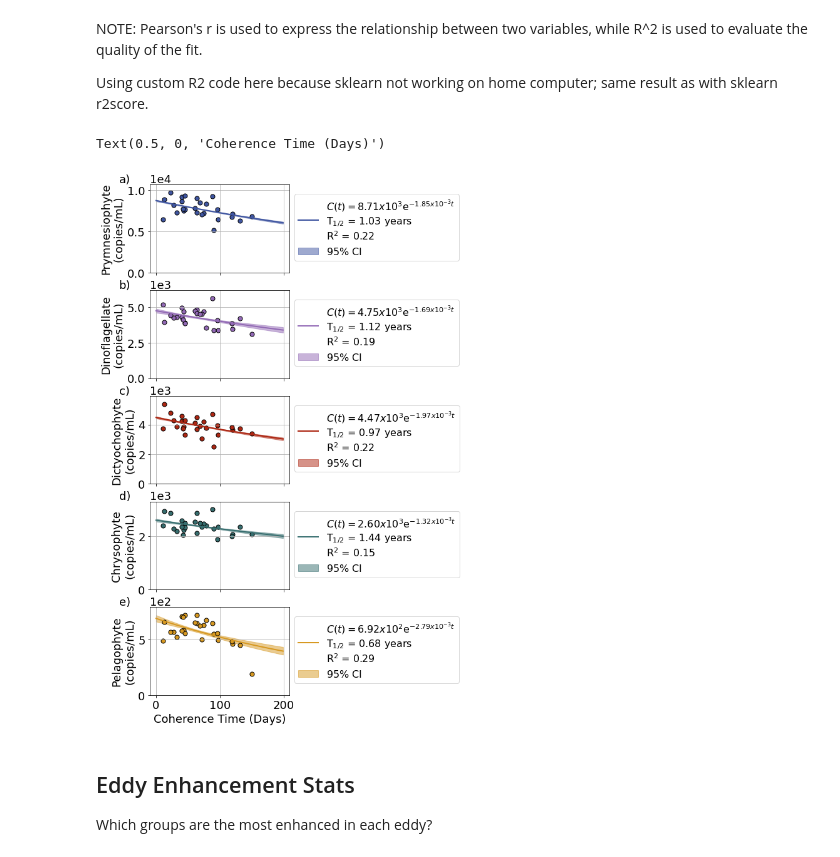
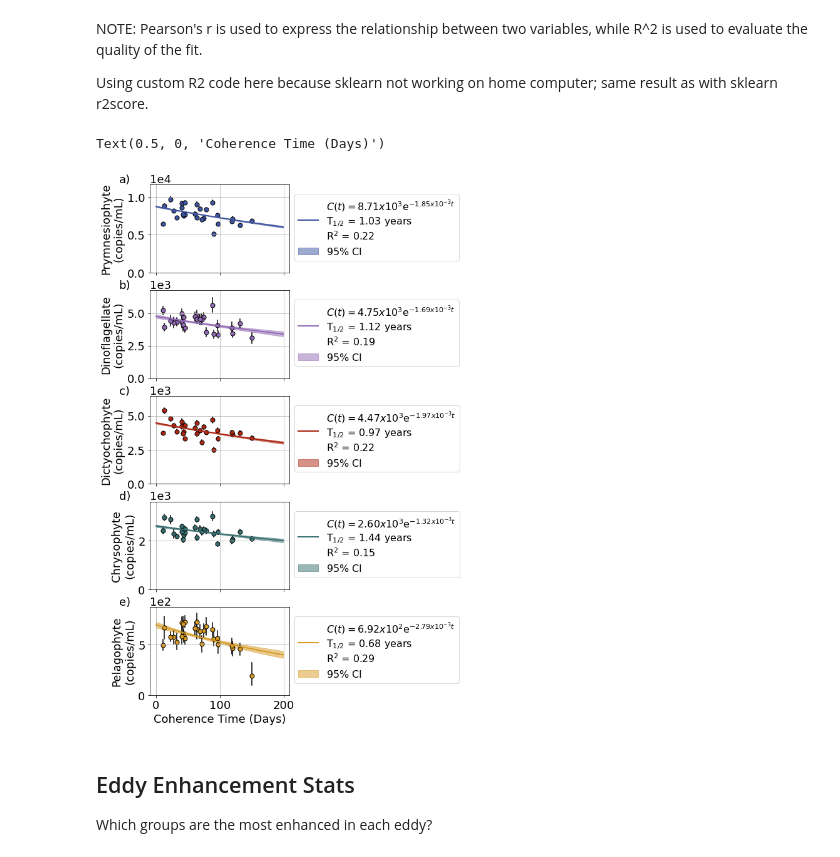
Before and after one commit to lexi-jones/G4_phyto_advection, a Jupyter notebook: phytoplankton_pipeline/dispersal_vs_eco_metrics_v10.ipynb, the cells around one changed output. Drawn from its saved outputs; the diff is of its cells as text; code cells hidden in the pictures.

```diff
--- a/phytoplankton_pipeline/dispersal_vs_eco_metrics_v10.ipynb
+++ b/phytoplankton_pipeline/dispersal_vs_eco_metrics_v10.ipynb
@@ -481,6 +497,16 @@ ax[1].fill_between(bg_x_vals,bg_fit_lower,bg_fit_upper,color='lightgray',label='
 
 ########################## SCATTER PLOTS #########################
 
+# 95% sample confidence intervals
+eddy_x_vals, eddy_lower_CI, eddy_upper_CI = bootstrap_sample_CI(euk_group_boot_sum,eddy_inds)
+for i in eddy_x_vals.index:
+    ax[0].plot([eddy_x_vals[i],eddy_x_vals[i]],[eddy_lower_CI[i],eddy_upper_CI[i]],c='k',zorder=0)
+
+bg_x_vals, bg_lower_CI, bg_upper_CI = bootstrap_sample_CI(euk_group_boot_sum,bg_inds)
+for i in bg_x_vals.index:
+    ax[1].plot([bg_x_vals[i],bg_x_vals[i]],[bg_lower_CI[i],bg_upper_CI[i]],c='k',zorder=0)
+
+# Overlay scatter points
 sub_plot_param_v_coherence(ax[0],div_merged_df.Eukaryotes,div_merged_df.CMEMS_avg_coh,colorbar='lat',
                             include_cyc=True,include_anti=True,include_bg=False)
 sc = sub_plot_param_v_coherence(ax[1],div_merged_df.Eukaryotes,div_merged_df.CMEMS_avg_coh,labels=False,colorbar='lat',
@@ -534,5 +560,5 @@ legend.legendPatch.set_edgecolor("k")
 ############################################################
 
 plt.tight_layout()
-#plt.savefig(euk_paper_dir + 'figs/prelim/coh_vs_abundance_15km_edge_euk_only_v4.pdf',dpi=350, bbox_inches='tight', format='pdf')
+#plt.savefig(euk_paper_dir + 'figs/prelim/coh_vs_abundance_15km_edge_euk_only_v5.pdf',dpi=350, bbox_inches='tight', format='pdf')
 # %% [output]
@@ -826,6 +887,17 @@ for col in ['Diatom', 'Chlorophyte','Prasinodermophyte', 'Cryptophyte','Unknown
                              color=euk_color_dict[col][0],alpha=0.2,label='$95\%$ CI')
 
     ########################## SCATTER PLOTS #########################
+
+    # 95% sample confidence intervals
+    eddy_x_vals, eddy_lower_CI, eddy_upper_CI = bootstrap_sample_CI(group_boot_sum,eddy_inds)
+    for i in eddy_x_vals.index:
+        ax[count,0].plot([eddy_x_vals[i],eddy_x_vals[i]],
+                         [eddy_lower_CI[i]/(10**pwr),eddy_upper_CI[i]/(10**pwr)],c='k',zorder=0)
+
+    bg_x_vals, bg_lower_CI, bg_upper_CI = bootstrap_sample_CI(group_boot_sum,bg_inds)
+    for i in bg_x_vals.index:
+        ax[count,1].plot([bg_x_vals[i],bg_x_vals[i]],
+                         [bg_lower_CI[i]/(10**pwr),bg_upper_CI[i]/(10**pwr)],c='k',zorder=0)
 
     #### IN EDDY ####
     eddy_y = np.divide(div_merged_df[col][eddy_inds],10**pwr)
@@ -868,8 +940,8 @@ for col in ['Diatom', 'Chlorophyte','Prasinodermophyte', 'Cryptophyte','Unknown
     ax[count,0].set_ylabel('$\sum$ASV STA\n($10^%s$ copies/mL)'%(pwr))
 
     # Ylims
-    ymin = np.min(list(eddy_y)+list(bg_y))-(np.abs(np.min(list(eddy_y)+list(bg_y)))/10)
-    ymax = np.max(list(eddy_y)+list(bg_y))+(np.max(list(eddy_y)+list(bg_y))/10)
+    ymin = np.min(list(eddy_y)+list(bg_y))-(np.abs(np.min(list(eddy_y)+list(bg_y)))/2)
+    ymax = np.max(list(eddy_y)+list(bg_y))+(np.max(list(eddy_y)+list(bg_y))/2)
     ax[count,0].set_ylim([ymin,ymax])
     ax[count,1].set_ylim([ymin,ymax])
     ax[count,1].set_yticklabels([])
@@ -890,6 +962,6 @@ ax[4,1].set_xlabel('Coherence Time\n(Days)')
 
 ax[0,0].text(-0.55, 1.12, 'b)',transform=ax[0,0].transAxes,va='top',ha='left')
 
-#plt.savefig(euk_paper_dir + '/figs/supp/prelim/minor_euk_group_STA_vs_coh_v4.pdf',dpi=350,bbox_inches='tight',format='pdf')
+#plt.savefig(euk_paper_dir + '/figs/supp/prelim/minor_euk_group_STA_vs_coh_v5.pdf',dpi=350,bbox_inches='tight',format='pdf')
 # %% [output]
 Text(-0.55, 1.12, 'b)')
@@ -1083,10 +1155,16 @@ for col in ['Prymnesiophyte', 'Dinoflagellate', 'Dictyochophyte', 'Chrysophyte',
     y = group_avg_abundance + np.array(div_merged_df[col][bg_inds]) # mean abundance + STA
     ax[count].scatter(x,y,c=euk_color_dict[col][0],s=50,edgecolor='k')
 
+    # Scatter CI
+    group_boot_sum = pd.read_csv(highcov_dir + 'bootstrapped_STAs/%s_bootstrapped_STA_sums.csv'%(col))
+    bg_x_vals, bg_lower_CI, bg_upper_CI = bootstrap_sample_CI(group_boot_sum,bg_inds)
 
-    ######## CI #########
-    group_boot_sum = pd.read_csv(highcov_dir + 'bootstrapped_STAs/%s_bootstrapped_STA_sums.csv'%(col))
+    for i in bg_x_vals.index:
+        ax[count].plot([bg_x_vals[i],bg_x_vals[i]],
+                       [bg_lower_CI[i]+group_avg_abundance,bg_upper_CI[i]+group_avg_abundance],c='k',zorder=0)
 
+
+    ######## Model Fit CI #########
     boot_fits, boot_half_lives, boot_R2s = bootstrap_exp_regression(group_boot_sum,
                                                                     group_avg_abundance,
                                                                     bg_inds)
@@ -1110,36 +1188,36 @@ for col in ['Prymnesiophyte', 'Dinoflagellate', 'Dictyochophyte', 'Chrysophyte',
     ax[count].plot(x_extended,exponential_decay(x_extended, N0_fit, tau_fit),
                      c=euk_color_dict[col][0],linewidth=2,
                      label="$C(t)=%s$e$^{-%st}$\nT$_{1/2}$ = %s years\nR$^2$ = %s"%(sci_notation(N0_fit),
                                                                       sci_notation(1/tau_fit),
                                                                       round(half_life/365,2),
                                                                       round(r2,2)))
 
 
     # TEST: compare with linear fit
     #slope, intercept, r_value, p_value, std_err = spy.linregress(x, y)
     #fit = [slope*i+intercept for i in bg_x_sorted]
     #ax[count].plot(sorted(x),fit,linewidth=2,linestyle='--',c='k',label='m = %s'%(round(slope,2)))
 
 
-    ax[count].set_ylim([0,max(y)+0.1*max(y)])
+    ax[count].set_ylim([0,max(y)+0.2*max(y)])
     ax[count].grid()
     ax[count].legend(bbox_to_anchor=(1,0.95),fontsize=16)
 
     #### PARAMS ####
     ax[count].text(-0.22, 1.12, panel_labels[count],transform=ax[count].transAxes,va='top',ha='left')
     ax[count].set_ylabel('%s\n(copies/mL)'%(col))
     ax[count].ticklabel_format(axis='y', style='sci', scilimits=(0,0))
     if count != 4:
         ax[count].set_xticklabels([])
 
     count += 1
 
 ax[4].set_xlabel('Coherence Time (Days)')
 
-#plt.savefig(euk_paper_dir + '/figs/major_euk_group_exp_model_v3.pdf',dpi=350,bbox_inches='tight',format='pdf')
+#plt.savefig(euk_paper_dir + '/figs/major_euk_group_exp_model_v4.pdf',dpi=350,bbox_inches='tight',format='pdf')
 # %% [output]
 Text(0.5, 0, 'Coherence Time (Days)')
-[figure, old version]
+[figure, new version]
 # %% [markdown]
 ## Eddy Enhancement Stats
 
```
Also changed, not shown: parts of 8 cells of this notebook, 2 other files.
